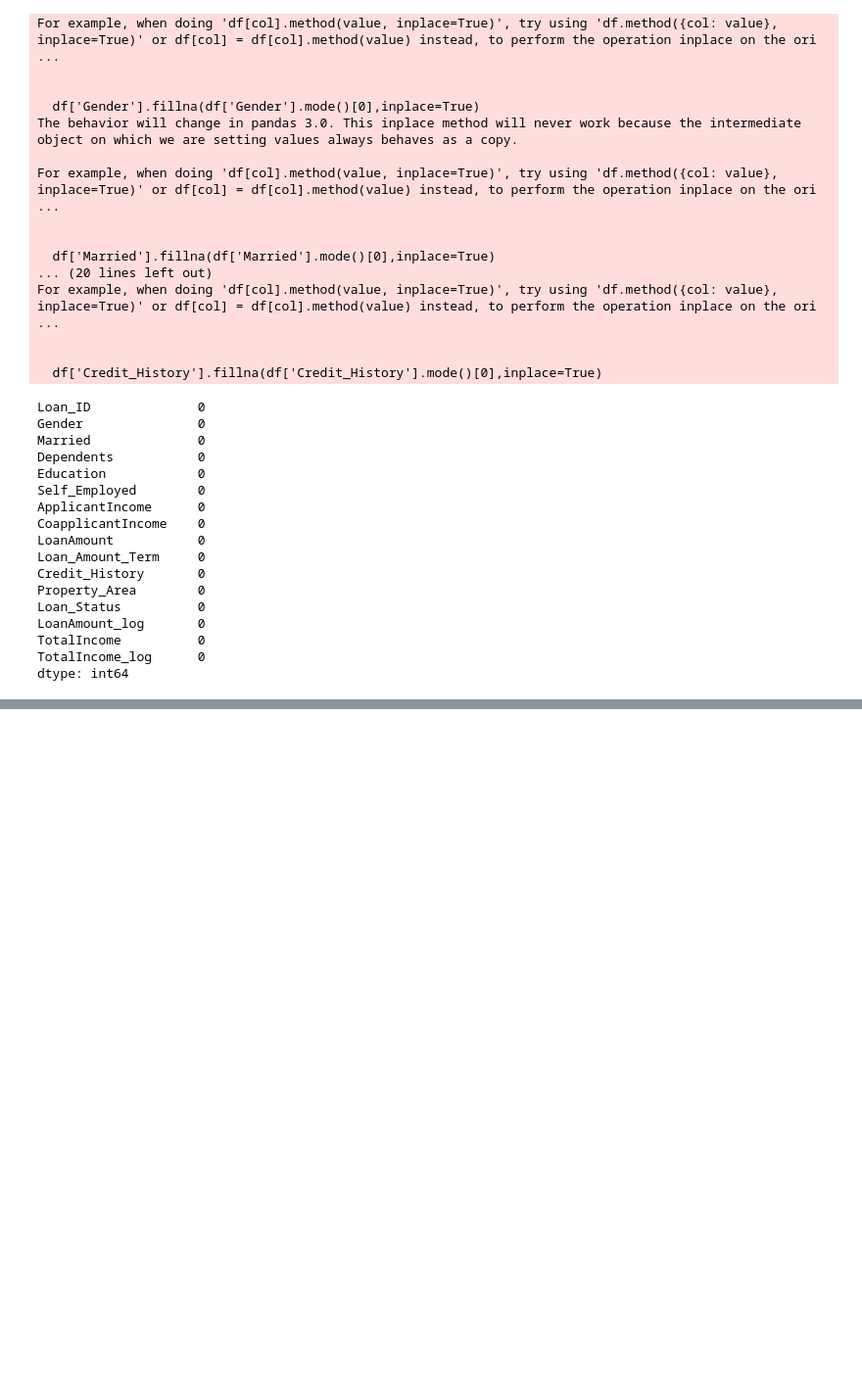
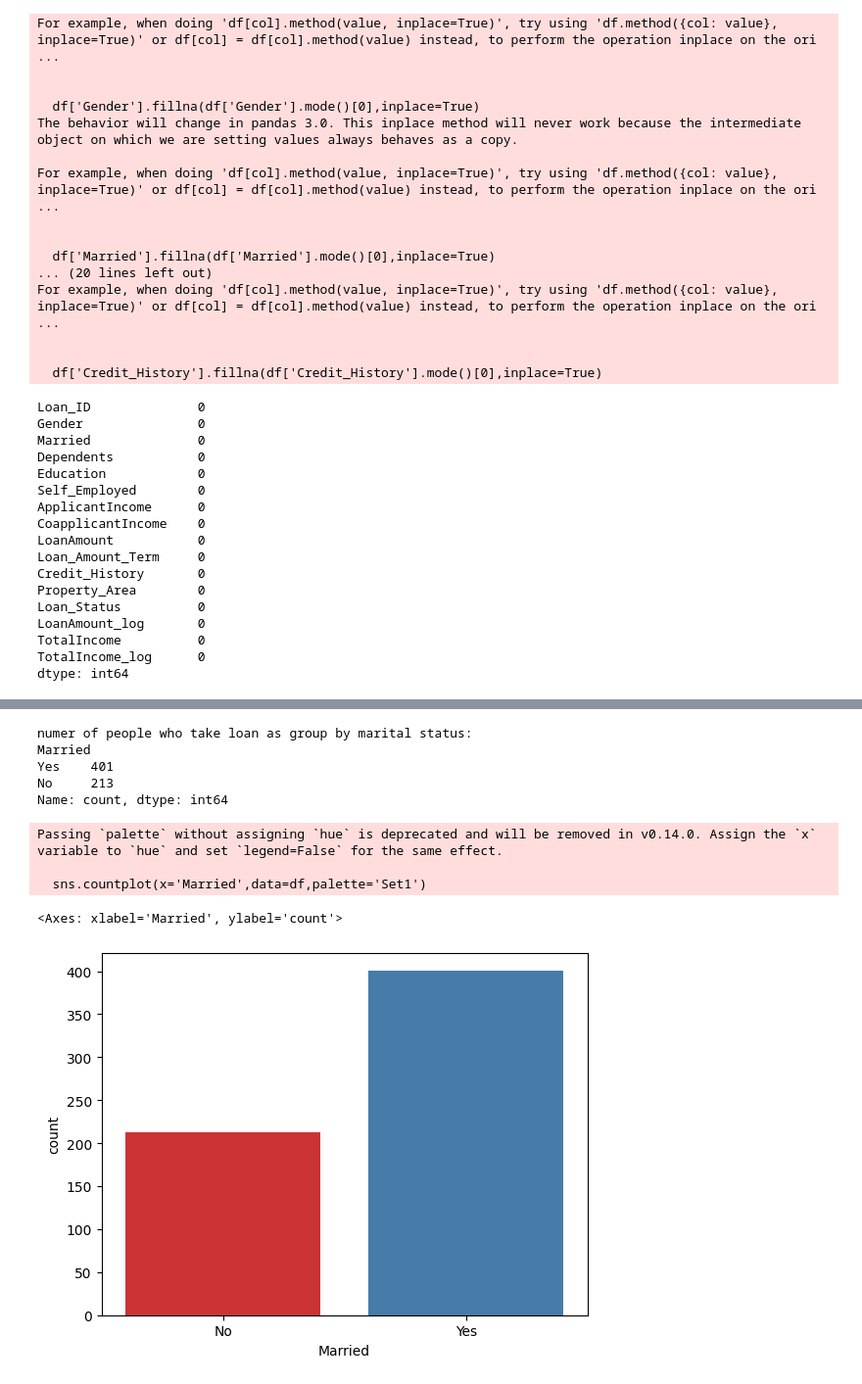
Before and after one commit to huytoncon/Project1, a Jupyter notebook: project_1.ipynb, the cells around one changed output, grey strips where cells are left out. Shown: that part at 98% size. Saved outputs shown, nothing was run; the diff lists cells and outputs as text; code cells hidden in the pictures; blank space fills up the shorter version.

```diff
--- a/project_1.ipynb
+++ b/project_1.ipynb
@@ -136,0 +190,15 @@ dtype: int64
+# %%
+print('numer of people who take loan as group by marital status:')
+print(df['Married'].value_counts())
+sns.countplot(x='Married',data=df,palette='Set1')
+# %% [output]
+numer of people who take loan as group by marital status:
+Married
+Yes    401
+No     213
+Name: count, dtype: int64
+Passing `palette` without assigning `hue` is deprecated and will be removed in v0.14.0. Assign the `x` variable to `hue` and set `legend=False` for the same effect.
+
+  sns.countplot(x='Married',data=df,palette='Set1')
+<Axes: xlabel='Married', ylabel='count'>
+[figure, added]
```
Also changed, not shown: parts of 4 cells of this notebook.
